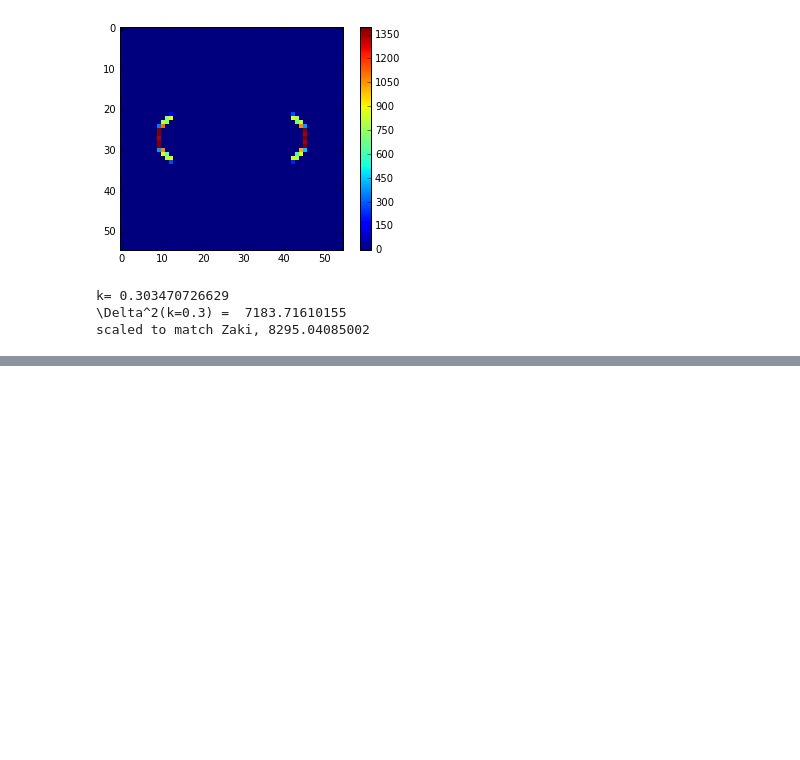
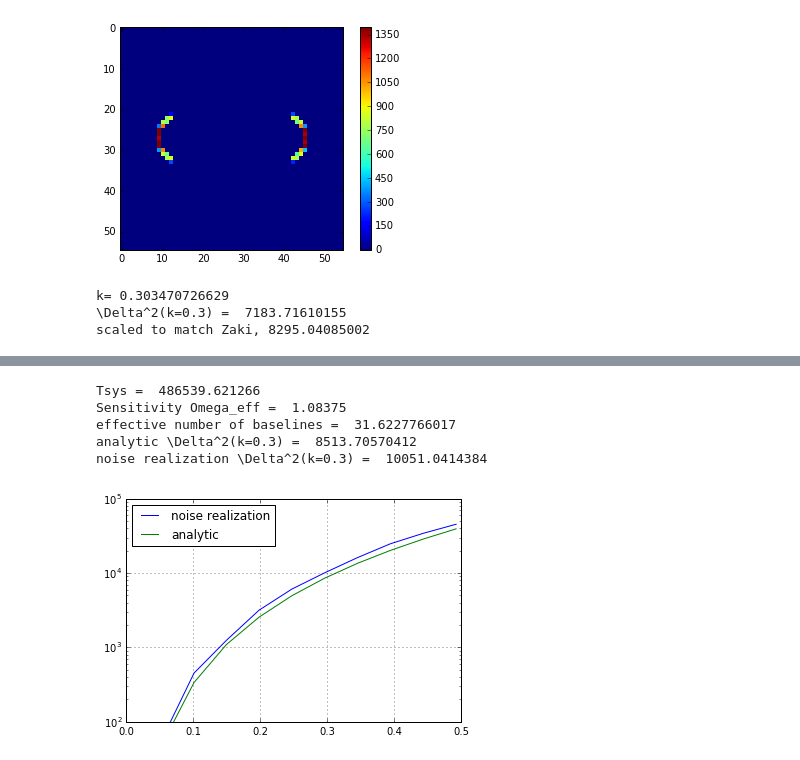
Before and after one commit to mkolopanis/21cmSense, a Jupyter notebook: 21cmsense_check.ipynb, the cells around one changed output, grey strips where cells are left out. Cells and saved outputs as stored; diff of their text form; code cells hidden in the pictures; blank space fills up the shorter version.

```diff
--- a/21cmsense_check.ipynb
+++ b/21cmsense_check.ipynb
@@ -109,0 +116,10 @@ k =  0.295892574198
+# %%
+#noise realization simulation of the psa64 lstbinned data set
+# includes rcvr and sky noise accounting for number of samples in each 43s lst bin
+#NB: this uses the FRF which has a larger effective integration constant
+#   it should should be _lower_ than the 21cmsense and analytic calculation
+P = np.load('pspec_final_confidence_85.npz')
+Delta2_noise_realization = P['pI_fold_up']/np.sqrt(3)  #scaled from 1 to 3 bls and Omega_eff corrected to comply with psa32 appendix B
+noise_realization_k = P['k']
+print "k = ",noise_realization_k[6]
+print "\Delta^2(k=0.3) = ",Delta2_noise_realization[6]
@@ -121,0 +141,34 @@ grid()
+# %%
+#plot a comparison of the noise realization and the analytic with parameters set for FRF
+S_FRF = Sense()
+#S_FRF.Tsys = 551e3  #set to match 21cmsense exactly
+#S.Tsys = 505e3 #Ali et al, at 164MHz
+S_FRF.Tsys = (200 + 180.*(150./180)**-2.55)*1e3 #set to match noise realization
+print "Tsys = ",S_FRF.Tsys
+
+S_FRF.t_int = 3414 # python ~/scripts/frf_diagnose.py -C psa6240_v003 --seps=0,1 -pxx; returns T_eff = 3414s (NEBW)
+#S_FRF.Ndays = 65
+S_FRF.Nlsthours = 8.24
+S_FRF.Ndays = 32
+#S_FRF.Nlstbins = 1
+S_FRF.Nbls = 51
+S_FRF.Nseps = 1
+S_FRF.Omega_eff = 0.51**2/0.24 #use the FRF weighted beams listed in T1 of Parsons etal beam sculpting paper
+print "Sensitivity Omega_eff = ",S_FRF.Omega_eff
+S_FRF.calc()
+print "effective number of baselines = ",S_FRF.bl_eff
+#S_FRF.P_N *= np.sqrt(2) #change Nreal in the denominator to sqrt2
+print "analytic \Delta^2(k=0.3) = ",S_FRF.Delta2_N(noise_realization_k[6])*2 #2sigma
+print "noise realization \Delta^2(k=0.3) = ",Delta2_noise_realization[6] #85% is roughly equivalent to 2sigma
+semilogy(noise_realization_k,np.abs(Delta2_noise_realization),label='noise realization')
+semilogy(noise_realization_k,S_FRF.Delta2_N(noise_realization_k)*2,label='analytic')
+legend(loc='best')
+ylim(1e2,1e5)
+grid()
+# %% [output]
+Tsys =  486539.621266
+Sensitivity Omega_eff =  1.08375
+effective number of baselines =  31.6227766017
+analytic \Delta^2(k=0.3) =  8513.70570412
+noise realization \Delta^2(k=0.3) =  10051.0414384
+[figure, added]
```
Also changed, not shown: parts of 6 cells of this notebook.
